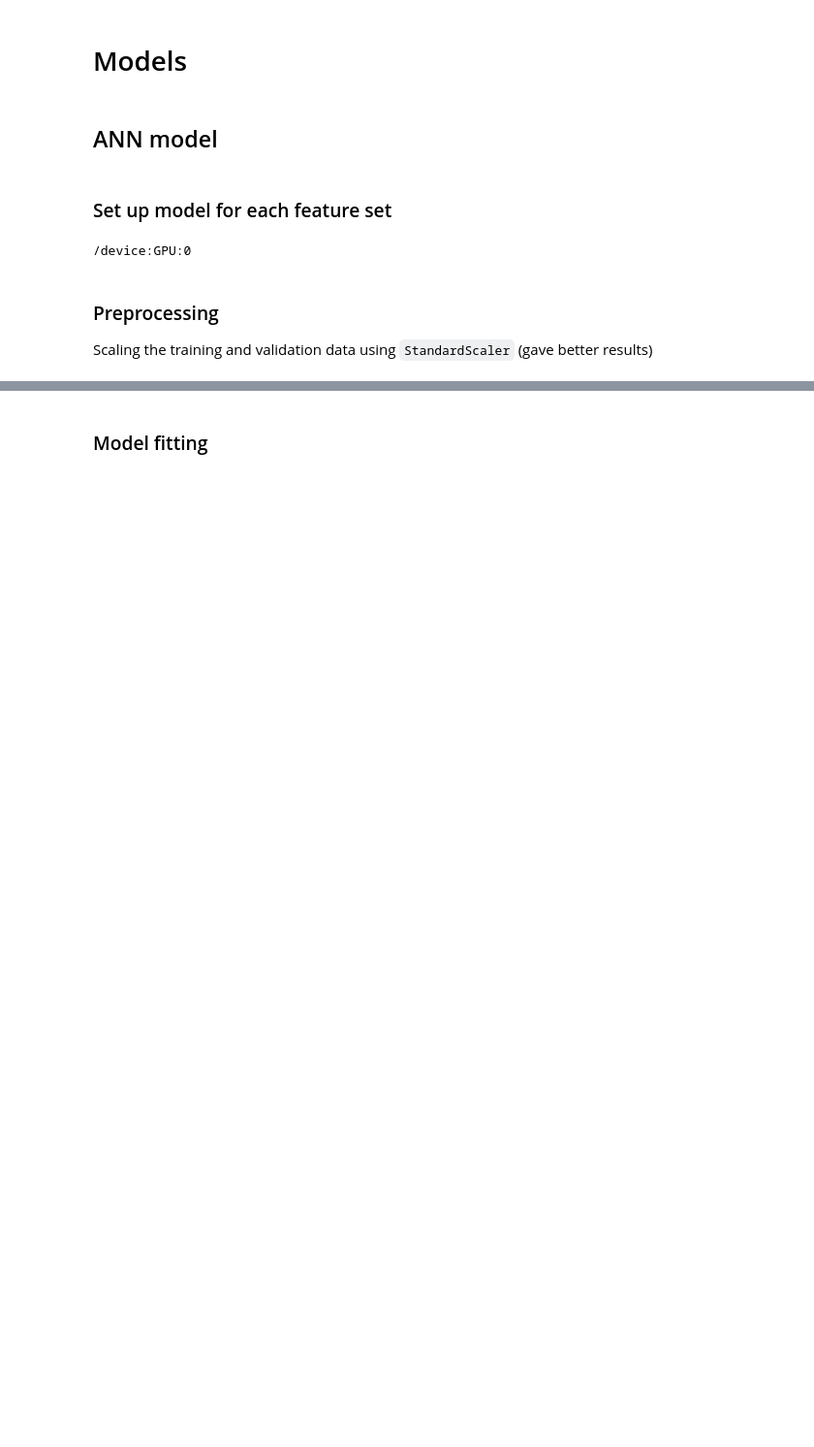
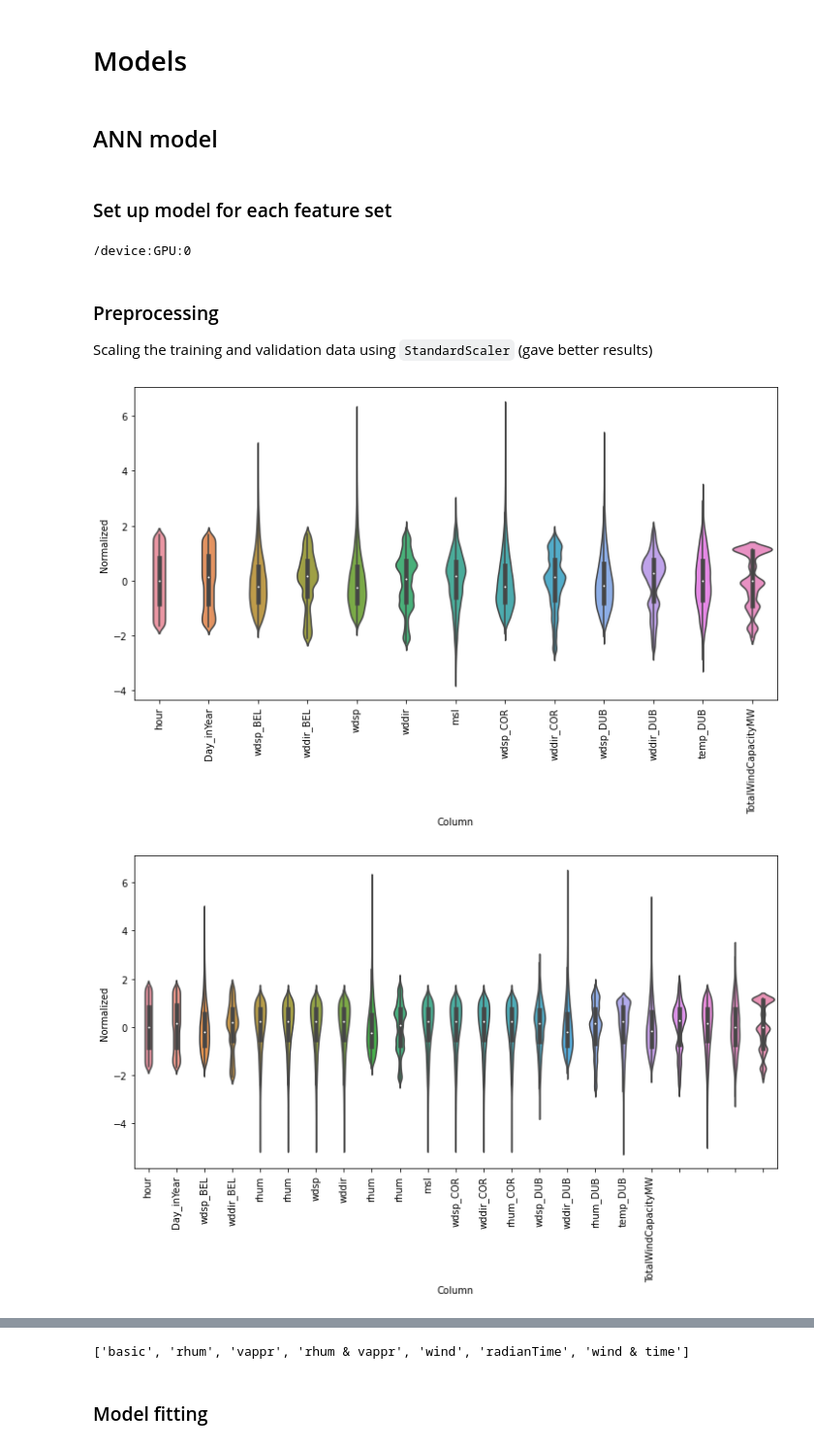
Before and after one commit to CA683-Group99/Wind-Energy-Prediction, a Jupyter notebook: 4_IslandElectricityANNModel_v2.ipynb, the cells around one changed output, grey strips where cells are left out. Shown at 97% size. Cells and saved outputs as stored; diff of their text form; code cells hidden in the pictures; blank space fills up the shorter version.

```diff
--- a/4_IslandElectricityANNModel_v2.ipynb
+++ b/4_IslandElectricityANNModel_v2.ipynb
@@ -310,17 +436,32 @@ Scaling the training and validation data using `StandardScaler` (gave better res
 # %%
 attr_set = {}
 ct_set = {}
 train_set = {}
 valid_set = {}
+test_set = {}
 
 for i in range(0,len(attrSet_names)):
     X_train = trainSet.loc[:, attr_selections[i]]
     X_valid = validSet.loc[:, attr_selections[i]]
+    X_test = testSet.loc[:, attr_selections[i]]
 
     ct = make_column_transformer((StandardScaler(), attr_selections[i]))
     ct.fit(X_train)
 
     attr_set[attrSet_names[i]] = attr_selections[i]
     ct_set[attrSet_names[i]] = ct
     train_set[attrSet_names[i]] = X_train
     valid_set[attrSet_names[i]] = X_valid
+    test_set[attrSet_names[i]] = X_test
+
+    # Visual features validation
+    df = dataSet.loc[:, attr_selections[i]]
+
+    df_std = pd.DataFrame(ct.transform(df))
+    df_std = df_std.melt(var_name='Column', value_name='Normalized')
+    plt.figure(figsize=(12, 6))
+    ax = sns.violinplot(x='Column', y='Normalized', data=df_std)
+    _ = ax.set_xticklabels(df.keys(), rotation=90)
+# %% [output]
+[figure, added]
+[figure, added]
@@ -327,3 +473,7 @@ for i in range(0,len(attrSet_names)):
+# %%
+attrSet_names
+# %% [output]
+['basic', 'rhum', 'vappr', 'rhum & vappr', 'wind', 'radianTime', 'wind & time']
 # %% [markdown]
 ### Model fitting
 # %%
```
Also changed, not shown: parts of 29 cells of this notebook.
